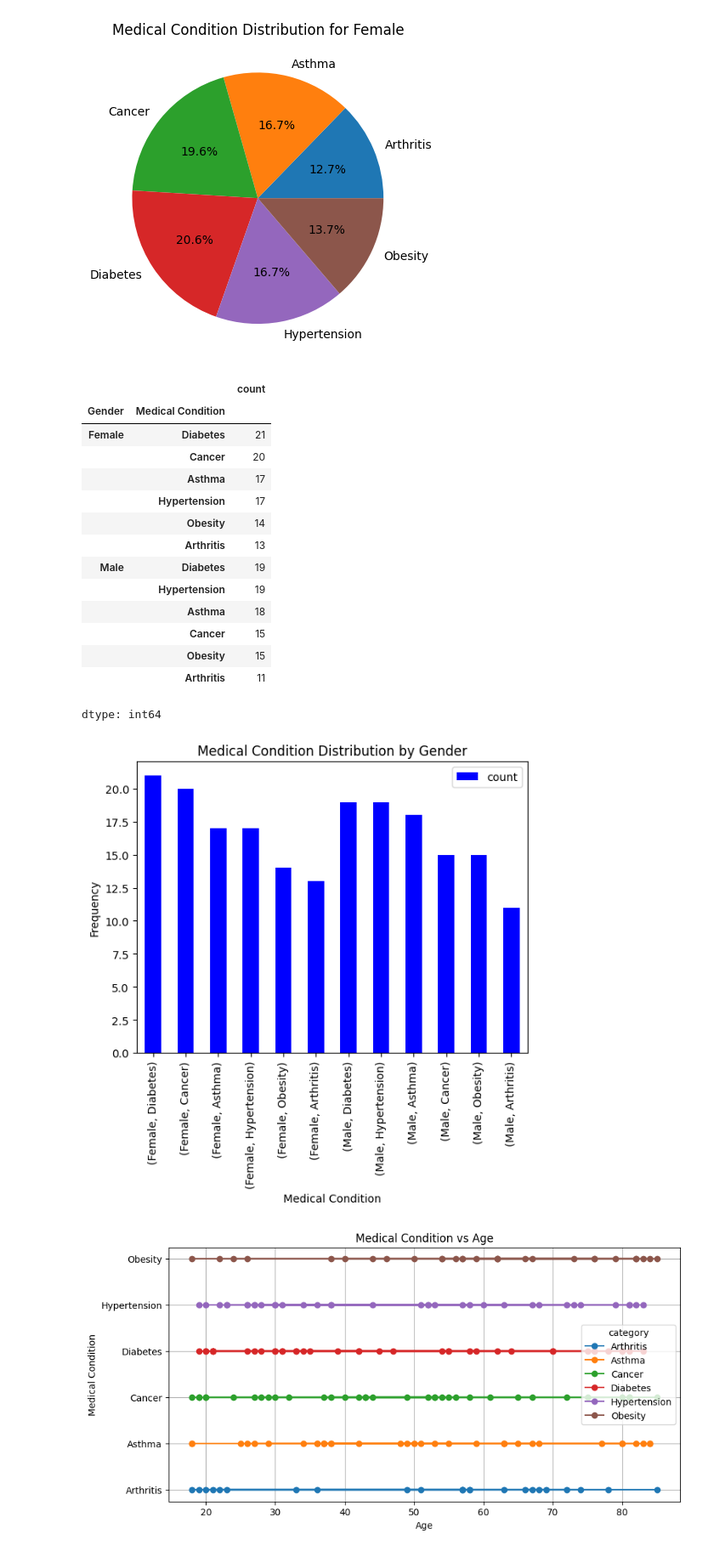
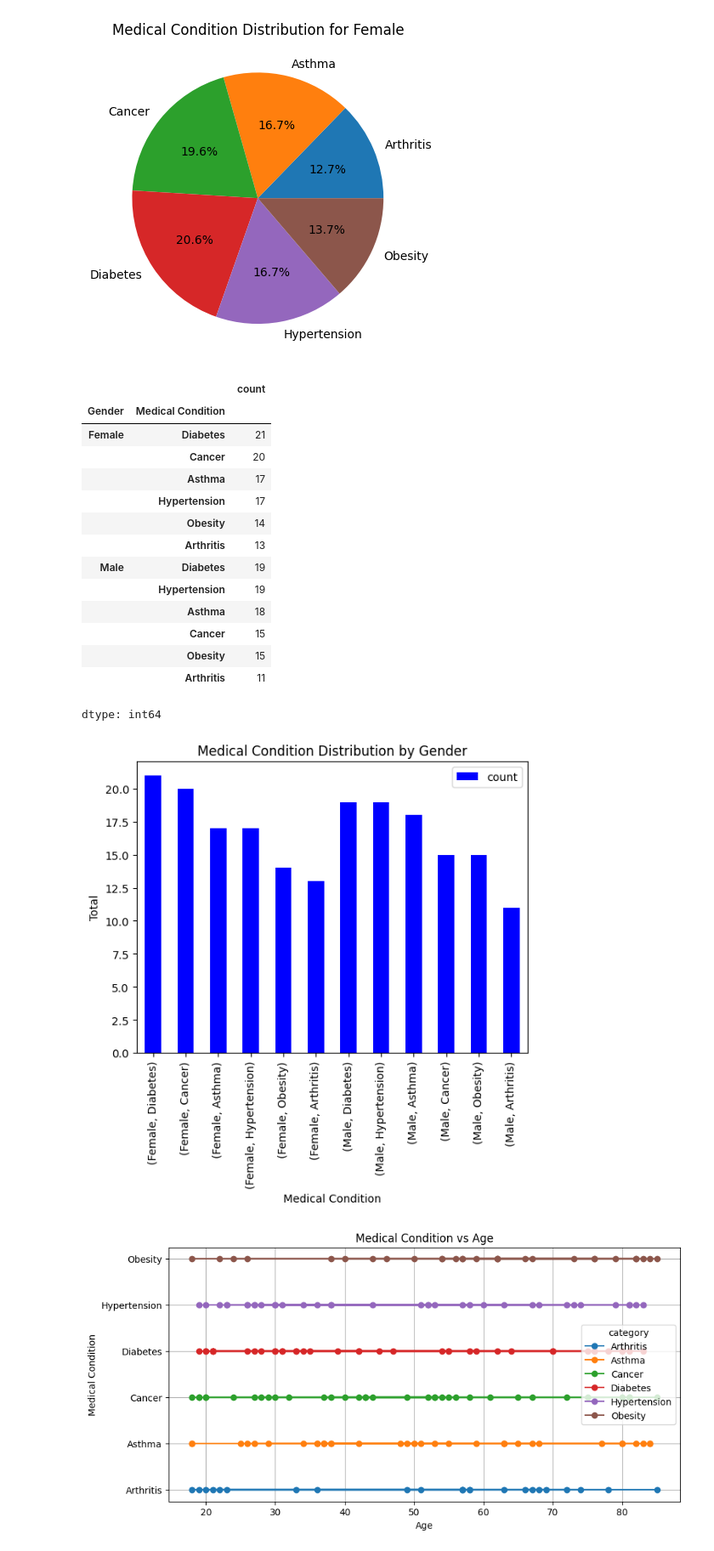
Before and after one commit to Kabir26-star/Module-1-Assignment, a Jupyter notebook: Module_1.ipynb, the cells around one changed output. Shown at 85% size. Saved outputs shown, nothing was run; the diff lists cells and outputs as text; code cells hidden in the pictures.

```diff
--- a/Module_1.ipynb
+++ b/Module_1.ipynb
@@ -49,32 +49,32 @@ plt.show()
 # %%
 # Calculate and display the value counts of Medical Condition grouped by Gender
 medical_condition_counts = data.groupby('Gender')['Medical Condition'].value_counts()
 display(medical_condition_counts)
 
 # Plotting the distribution of Medical Condition by Gender as a grouped bar chart
 medical_condition_counts.plot(kind='bar', color = 'blue')
 plt.title("Medical Condition Distribution by Gender")
 plt.xlabel("Medical Condition")
-plt.ylabel("Frequency")
+plt.ylabel("Total")
 plt.legend()
 plt.show()
 # %% [output]
 |  |  | count |
 | Gender | Medical Condition |  |
 | Female | Diabetes | 21 |
 |  | Cancer | 20 |
 |  | Asthma | 17 |
 |  | Hypertension | 17 |
 |  | Obesity | 14 |
 |  | Arthritis | 13 |
 | Male | Diabetes | 19 |
 |  | Hypertension | 19 |
 |  | Asthma | 18 |
 |  | Cancer | 15 |
 |  | Obesity | 15 |
 |  | Arthritis | 11 |
 dtype: int64
-[figure, old version]
+[figure, new version]
 # %%
 plt.figure(figsize = (10,5)) # Adjusting the length of the graph
 for label, df_group in data.groupby('Medical Condition'):
```
